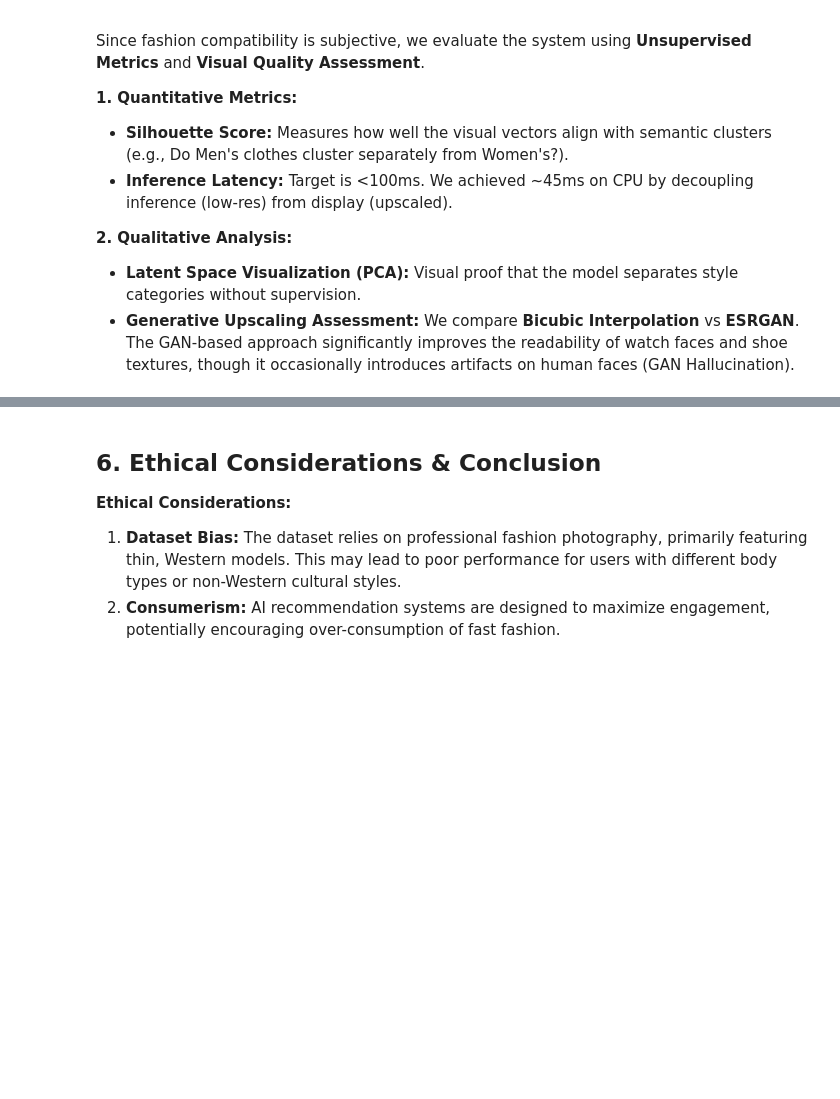
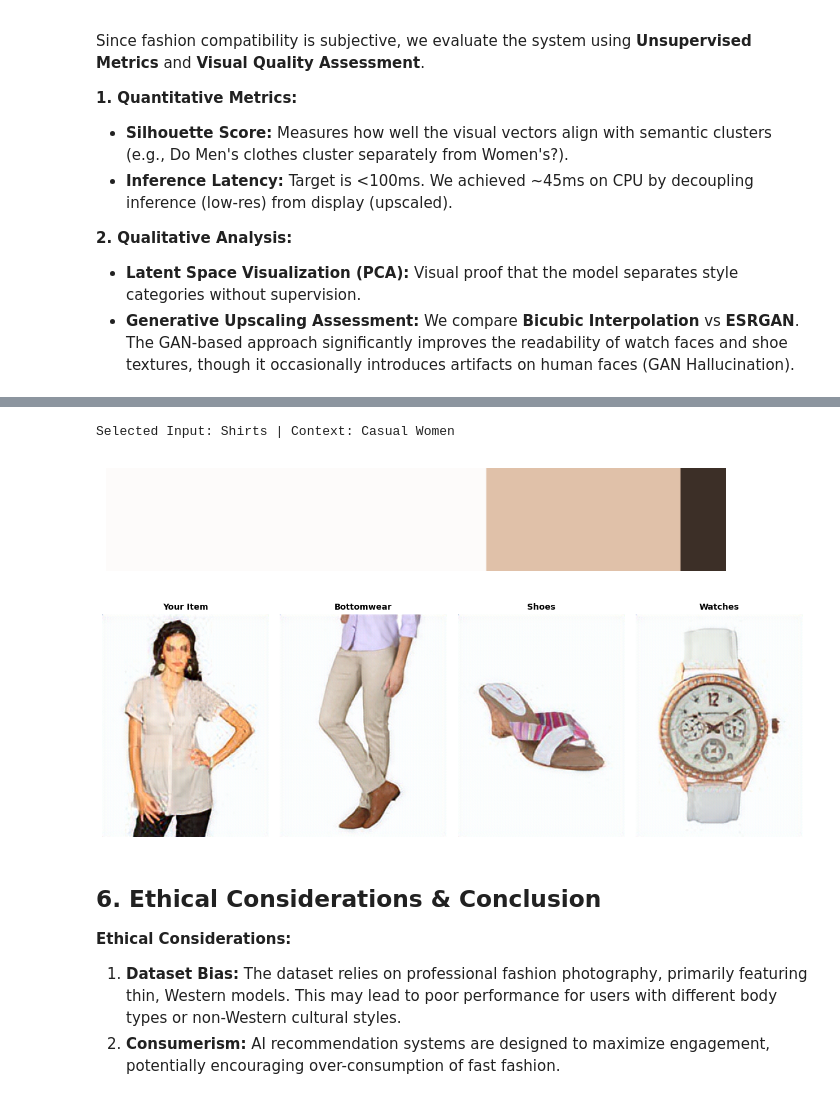
Before and after one commit to sid-trip/fashion_assistance_ai, a Jupyter notebook: neuro_style_main.ipynb, the cells around one changed output, grey strips where cells are left out. Drawn from its saved outputs; the diff is of its cells as text; code cells hidden in the pictures; blank space fills up the shorter version.

```diff
--- a/neuro_style_main.ipynb
+++ b/neuro_style_main.ipynb
@@ -156,2 +135,14 @@ Checkpoint saved! You can restart runtime without re-extracting if needed.
+# %%
+feature_list = []
+valid_indices = []
+
+for i, row in tqdm(subset_df.iterrows(), total=len(subset_df)):
+    path = os.path.join('fashion-product-images-small/images', row['image'])
+    if os.path.exists(path):
+        feature_list.append(extract_features(path))
+        valid_indices.append(i)
+
+subset_df = subset_df.iloc[valid_indices].reset_index(drop=True)
+feature_matrix = np.array(feature_list)
 # %%
 def get_dominant_colors(img_path, k=3):
@@ -536,3 +282,33 @@ Searching for: Ethnic Women items...
+# %%
+random_row = subset_df[subset_df['subCategory'] == 'Topwear'].sample(1).iloc[0]
+
+input_id = random_row['id']
+input_gender = random_row['gender']
+input_usage = random_row['usage']
+input_filename = random_row['image']
+input_desc = random_row['articleType']
+
+print(f"Selected Input: {input_desc} | Context: {input_usage} {input_gender}")
+
+recs = get_outfit_recommendations(input_id, input_usage, input_gender)
+
+base_path = 'fashion-product-images-small/images'
+full_image_path = os.path.join(base_path, input_filename)
+
+if os.path.exists(full_image_path):
+    hist, centroids = get_dominant_colors(full_image_path)
+    color_bar = plot_colors(hist, centroids)
+
+    plt.figure(figsize=(8, 2))
+    plt.imshow(color_bar)
+    plt.axis('off')
+    plt.show()
+
+plot_outfit(input_filename, recs)
+# %% [output]
+Selected Input: Shirts | Context: Casual Women
+[figure, added]
+[figure, added]
 # %% [markdown]
 ## 6. Ethical Considerations & Conclusion
 **Ethical Considerations:**
```
Also changed, not shown: parts of 14 cells of this notebook.
